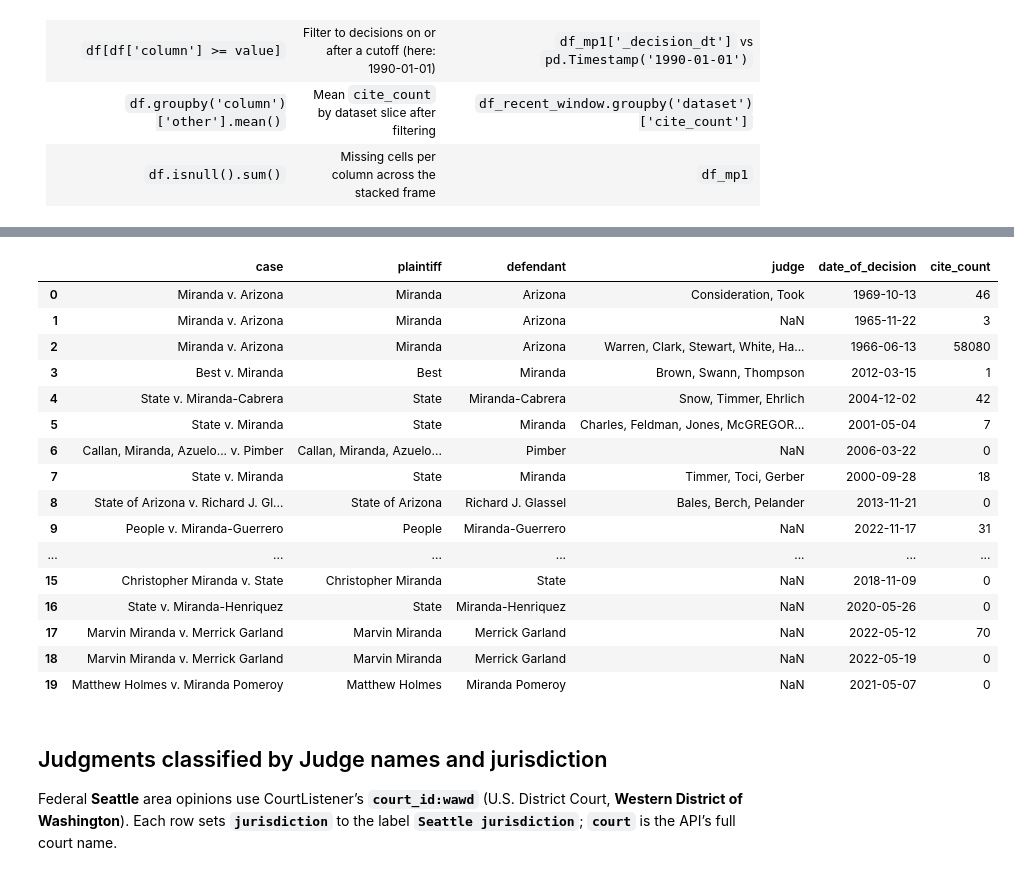
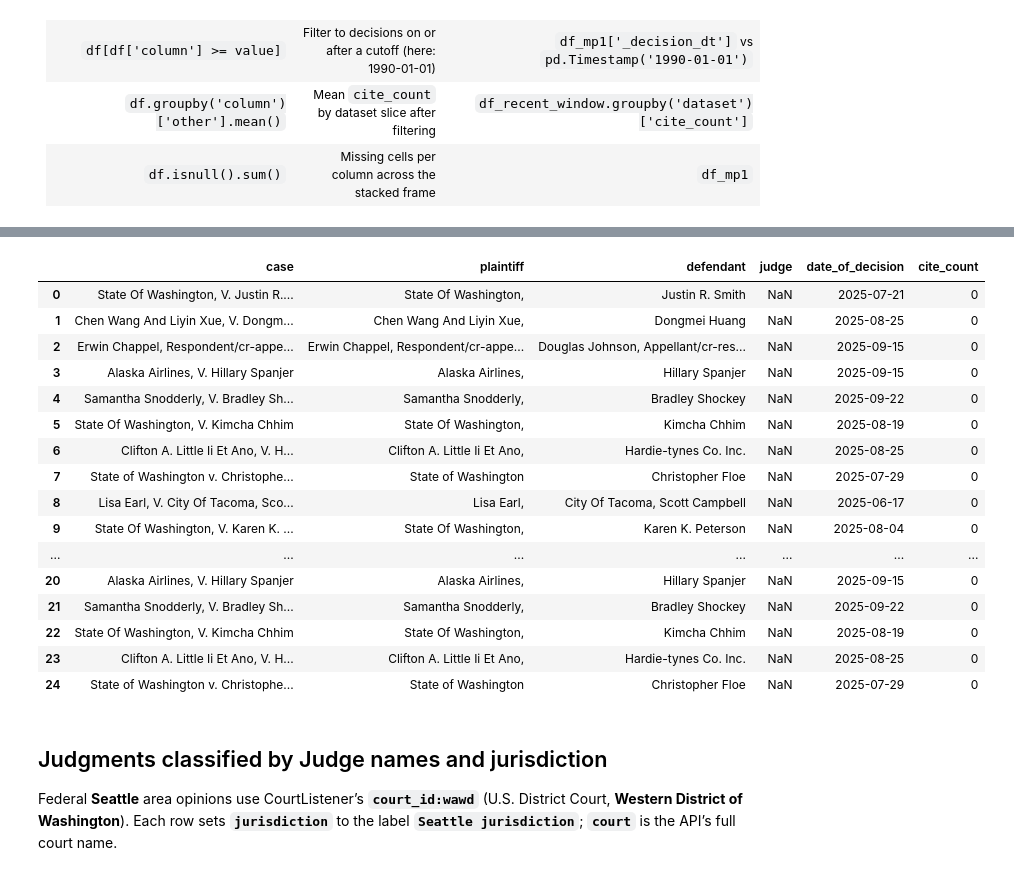
Before and after one commit to ranjitharangaswamy/hcde530, a Jupyter notebook: week 5/week5_courtlistener_cases.ipynb, the cells around one changed output, grey strips where cells are left out. Saved outputs shown, nothing was run; the diff lists cells and outputs as text; code cells hidden in the pictures.

```diff
--- a/week 5/week5_courtlistener_cases.ipynb
+++ b/week 5/week5_courtlistener_cases.ipynb
@@ -110,51 +58,38 @@ rows on first page: 20
 # %%
 rows: list[dict[str, object]] = []
-for item in results[:25]:
-    case = (item.get("caseName") or item.get("caseNameFull") or "").strip()
-    plaintiff, defendant = split_parties(case)
-    judge = (item.get("judge") or "").strip()
-    panel = item.get("panel_names") or []
-    if not judge and panel:
-        judge = "; ".join(str(p) for p in panel if p)
-    date_dec = item.get("dateFiled") or item.get("dateArgued")
-
-    cite = item.get("citeCount")
-    try:
-        cite_n = int(cite) if cite is not None else 0
-    except (TypeError, ValueError):
-        cite_n = 0
-
+for _, r in sample.iterrows():
+    plaintiff, defendant = split_parties(str(r["case"]))
     rows.append(
         {
-            "case": case,
+            "case": r["case"],
             "plaintiff": plaintiff or pd.NA,
             "defendant": defendant or pd.NA,
-            "judge": judge or pd.NA,
-            "date_of_decision": date_dec or pd.NA,
-            "cite_count": cite_n,
+            "judge": r["judge"] or pd.NA,
+            "date_of_decision": r["date_of_decision"],
+            "cite_count": int(r["cite_count"]) if pd.notna(r["cite_count"]) else 0,
         }
     )
 
 df = pd.DataFrame(rows)
 df
 # %% [output]
 |  | case | plaintiff | defendant | judge | date_of_decision | cite_count |
-| 0 | Miranda v. Arizona | Miranda | Arizona | Consideration, Took | 1969-10-13 | 46 |
-| 1 | Miranda v. Arizona | Miranda | Arizona | NaN | 1965-11-22 | 3 |
-| 2 | Miranda v. Arizona | Miranda | Arizona | Warren, Clark, Stewart, White, Ha... | 1966-06-13 | 58080 |
-| 3 | Best v. Miranda | Best | Miranda | Brown, Swann, Thompson | 2012-03-15 | 1 |
-| 4 | State v. Miranda-Cabrera | State | Miranda-Cabrera | Snow, Timmer, Ehrlich | 2004-12-02 | 42 |
-| 5 | State v. Miranda | State | Miranda | Charles, Feldman, Jones, McGREGOR... | 2001-05-04 | 7 |
-| 6 | Callan, Miranda, Azuelo... v. Pimber | Callan, Miranda, Azuelo... | Pimber | NaN | 2006-03-22 | 0 |
-| 7 | State v. Miranda | State | Miranda | Timmer, Toci, Gerber | 2000-09-28 | 18 |
-| 8 | State of Arizona v. Richard J. Gl... | State of Arizona | Richard J. Glassel | Bales, Berch, Pelander | 2013-11-21 | 0 |
-| 9 | People v. Miranda-Guerrero | People | Miranda-Guerrero | NaN | 2022-11-17 | 31 |
+| 0 | State Of Washington, V. Justin R.... | State Of Washington, | Justin R. Smith | NaN | 2025-07-21 | 0 |
+| 1 | Chen Wang And Liyin Xue, V. Dongm... | Chen Wang And Liyin Xue, | Dongmei Huang | NaN | 2025-08-25 | 0 |
+| 2 | Erwin Chappel, Respondent/cr-appe... | Erwin Chappel, Respondent/cr-appe... | Douglas Johnson, Appellant/cr-res... | NaN | 2025-09-15 | 0 |
+| 3 | Alaska Airlines, V. Hillary Spanjer | Alaska Airlines, | Hillary Spanjer | NaN | 2025-09-15 | 0 |
+| 4 | Samantha Snodderly, V. Bradley Sh... | Samantha Snodderly, | Bradley Shockey | NaN | 2025-09-22 | 0 |
+| 5 | State Of Washington, V. Kimcha Chhim | State Of Washington, | Kimcha Chhim | NaN | 2025-08-19 | 0 |
+| 6 | Clifton A. Little Ii Et Ano, V. H... | Clifton A. Little Ii Et Ano, | Hardie-tynes Co. Inc. | NaN | 2025-08-25 | 0 |
+| 7 | State of Washington v. Christophe... | State of Washington | Christopher Floe | NaN | 2025-07-29 | 0 |
+| 8 | Lisa Earl, V. City Of Tacoma, Sco... | Lisa Earl, | City Of Tacoma, Scott Campbell | NaN | 2025-06-17 | 0 |
+| 9 | State Of Washington, V. Karen K. ... | State Of Washington, | Karen K. Peterson | NaN | 2025-08-04 | 0 |
 | ... | ... | ... | ... | ... | ... | ... |
-| 15 | Christopher Miranda v. State | Christopher Miranda | State | NaN | 2018-11-09 | 0 |
-| 16 | State v. Miranda-Henriquez | State | Miranda-Henriquez | NaN | 2020-05-26 | 0 |
-| 17 | Marvin Miranda v. Merrick Garland | Marvin Miranda | Merrick Garland | NaN | 2022-05-12 | 70 |
-| 18 | Marvin Miranda v. Merrick Garland | Marvin Miranda | Merrick Garland | NaN | 2022-05-19 | 0 |
-| 19 | Matthew Holmes v. Miranda Pomeroy | Matthew Holmes | Miranda Pomeroy | NaN | 2021-05-07 | 0 |
+| 20 | Alaska Airlines, V. Hillary Spanjer | Alaska Airlines, | Hillary Spanjer | NaN | 2025-09-15 | 0 |
+| 21 | Samantha Snodderly, V. Bradley Sh... | Samantha Snodderly, | Bradley Shockey | NaN | 2025-09-22 | 0 |
+| 22 | State Of Washington, V. Kimcha Chhim | State Of Washington, | Kimcha Chhim | NaN | 2025-08-19 | 0 |
+| 23 | Clifton A. Little Ii Et Ano, V. H... | Clifton A. Little Ii Et Ano, | Hardie-tynes Co. Inc. | NaN | 2025-08-25 | 0 |
+| 24 | State of Washington v. Christophe... | State of Washington | Christopher Floe | NaN | 2025-07-29 | 0 |
 # %% [markdown]
 ## Judgments classified by Judge names and jurisdiction
 
```
Also changed, not shown: parts of 8 cells of this notebook, 2 other files.
